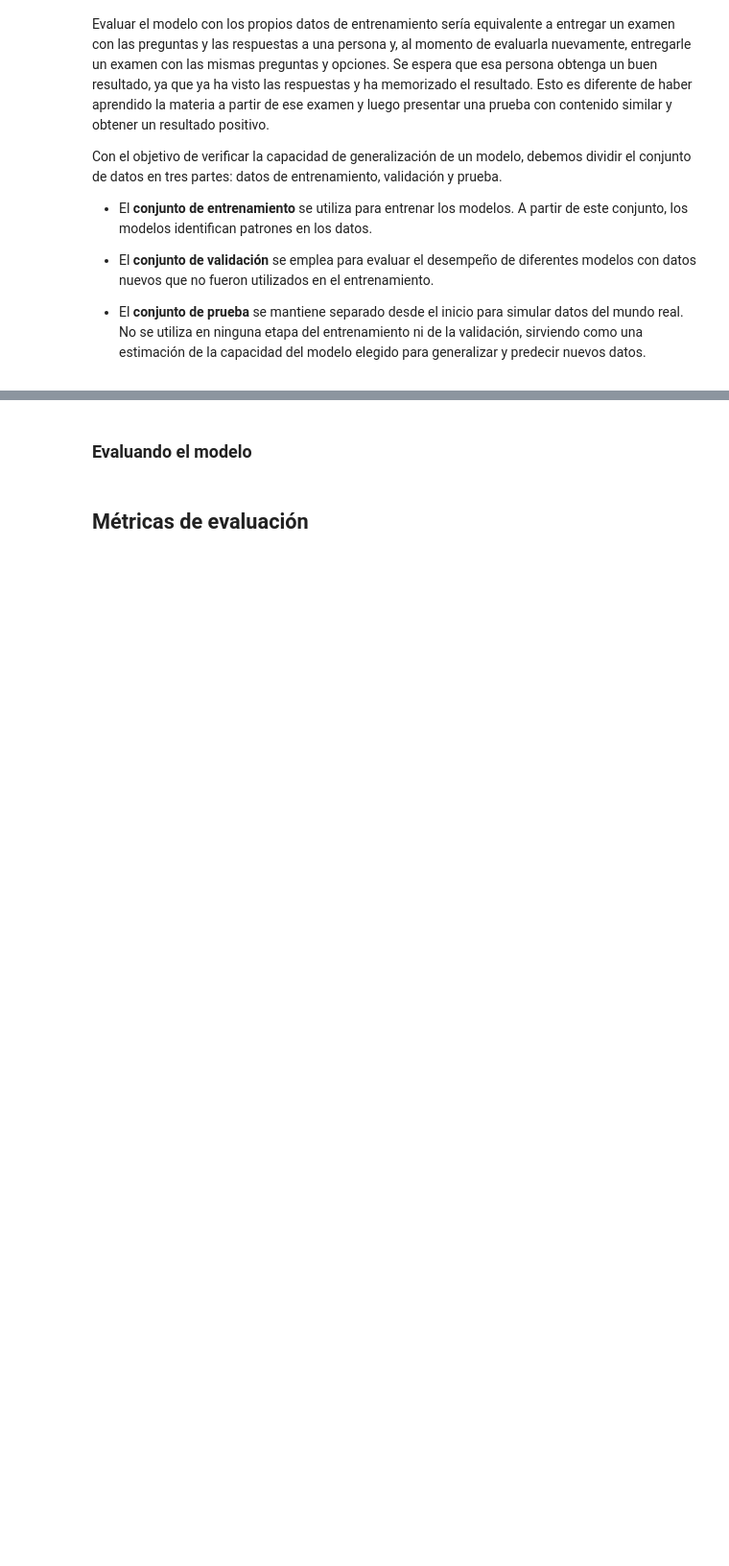
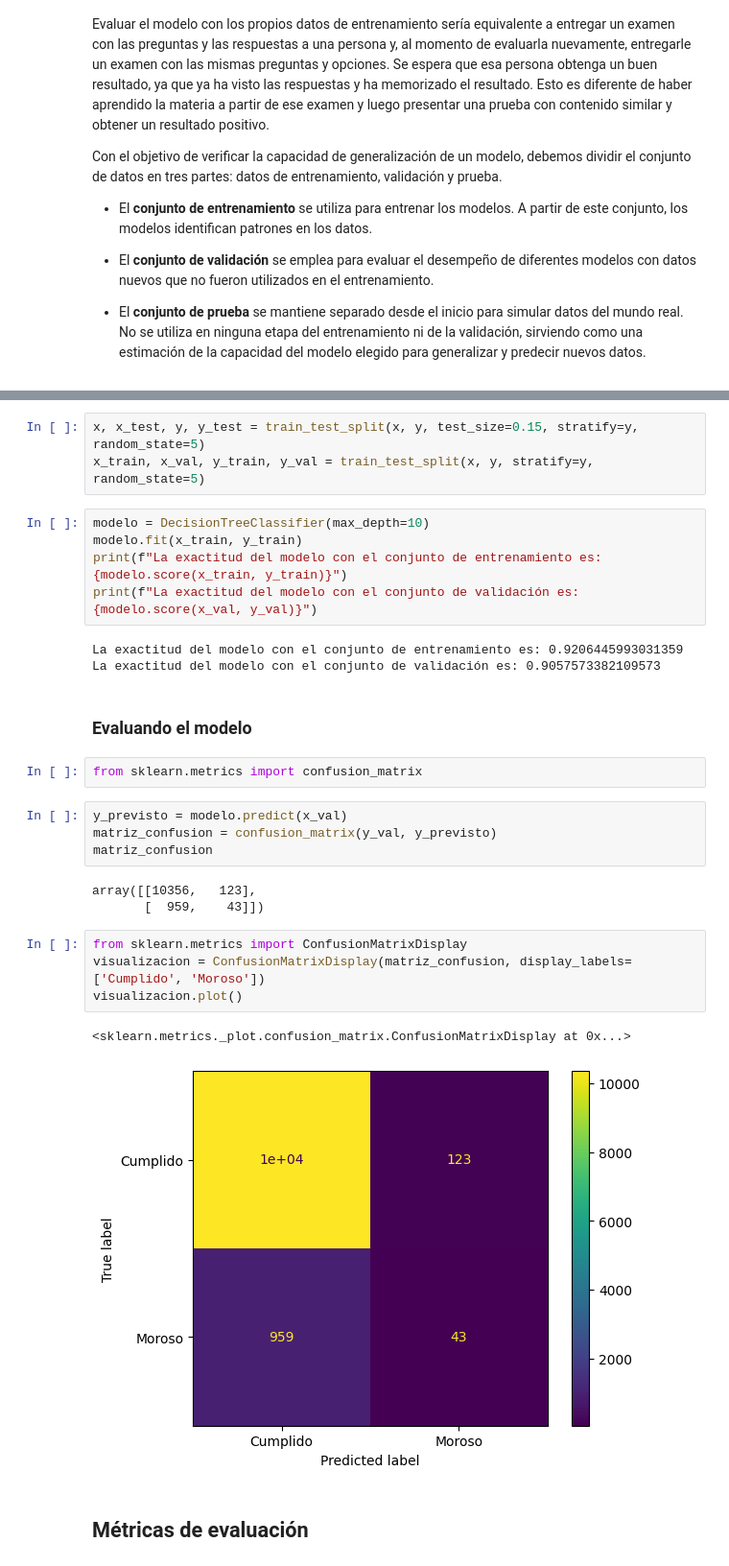
Before and after one commit to kevirui/Clasificacion-de-modelos-y-metricas, a Jupyter notebook: notebooks/Clasificacion_validacion_y_metricas.ipynb, the cells around one changed output, grey strips where cells are left out. Shown at 96% size. Cells and saved outputs as stored; diff of their text form; blank space fills up the shorter version.

```diff
--- a/notebooks/Clasificacion_validacion_y_metricas.ipynb
+++ b/notebooks/Clasificacion_validacion_y_metricas.ipynb
@@ -68,5 +70,32 @@ Con el objetivo de verificar la capacidad de generalización de un modelo, debem
+# %%
+x, x_test, y, y_test = train_test_split(x, y, test_size=0.15, stratify=y, random_state=5)
+x_train, x_val, y_train, y_val = train_test_split(x, y, stratify=y, random_state=5)
+# %%
+modelo = DecisionTreeClassifier(max_depth=10)
+modelo.fit(x_train, y_train)
+print(f"La exactitud del modelo con el conjunto de entrenamiento es: {modelo.score(x_train, y_train)}")
+print(f"La exactitud del modelo con el conjunto de validación es: {modelo.score(x_val, y_val)}")
+# %% [output]
+La exactitud del modelo con el conjunto de entrenamiento es: 0.9206445993031359
+La exactitud del modelo con el conjunto de validación es: 0.9057573382109573
 # %% [markdown]
 ### Evaluando el modelo
+# %%
+from sklearn.metrics import confusion_matrix
+# %%
+y_previsto = modelo.predict(x_val)
+matriz_confusion = confusion_matrix(y_val, y_previsto)
+matriz_confusion
+# %% [output]
+array([[10356,   123],
+       [  959,    43]])
+# %%
+from sklearn.metrics import ConfusionMatrixDisplay
+visualizacion = ConfusionMatrixDisplay(matriz_confusion, display_labels=['Cumplido', 'Moroso'])
+visualizacion.plot()
+# %% [output]
+<sklearn.metrics._plot.confusion_matrix.ConfusionMatrixDisplay at 0x...>
+[figure, added]
 # %% [markdown]
 ## <font color='dark'>Métricas de evaluación</h1>
 # %% [markdown]
```
Also changed, not shown: parts of 1 cell of this notebook.
